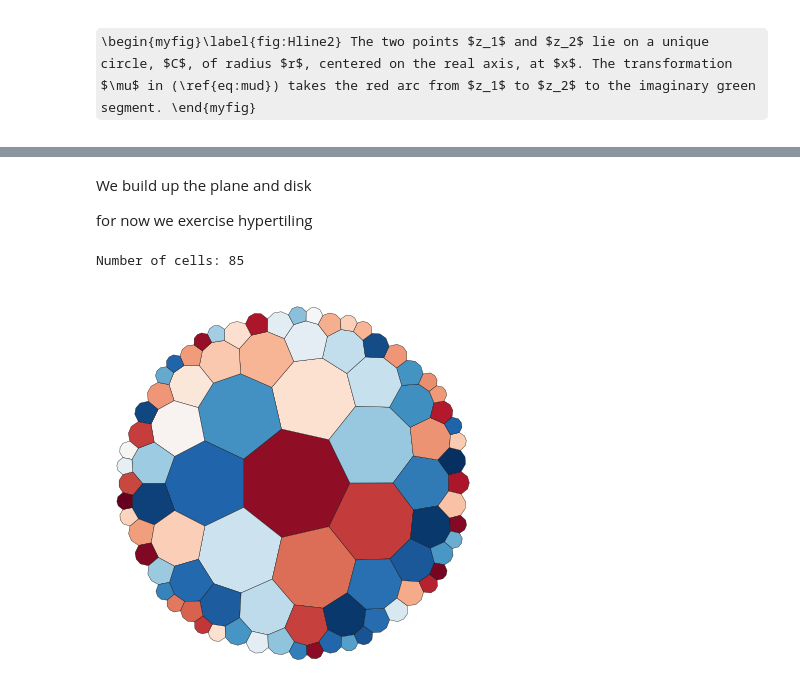
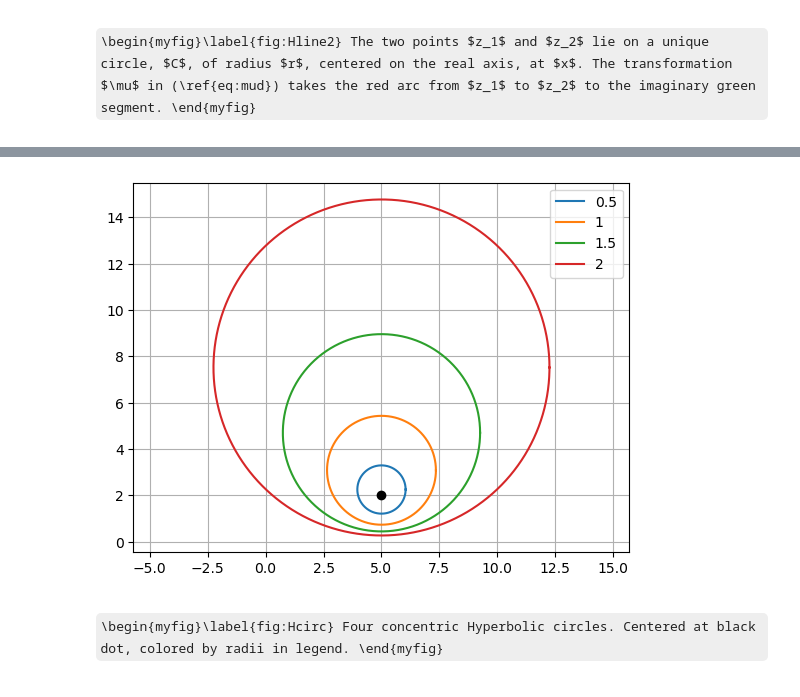
Before and after one commit to steve-cox-LA/JLA, a Jupyter notebook: TransPlane/1.8 The Hyperbolic Plane.ipynb, the cells around one changed output, grey strips where cells are left out. Saved outputs shown, nothing was run; the diff lists cells and outputs as text; code cells hidden in the pictures; some formulas as TeX source.

Commit message:
Update 1.8 The Hyperbolic Plane.ipynb
hyperbolic complete 1st draft

```diff
--- a/TransPlane/1.8 The Hyperbolic Plane.ipynb
+++ b/TransPlane/1.8 The Hyperbolic Plane.ipynb
@@ -300,25 +378,24 @@ It then follows that the H-line segment joining $\mu(z_1)$ and $\mu(z_2)$ is the
-# %% [markdown]
-We build up the plane and disk
-
-for now we exercise hypertiling
-# %%
-from hypertiling import HyperbolicTiling
-from hypertiling.graphics.plot import plot_tiling
-
-import matplotlib.cm as cmap
-import numpy as np
-
-p = 7
-q = 3
-nlayers = 4
-
-T = HyperbolicTiling(p,q,nlayers)
-
-print("Number of cells:", len(T))
-
-colors = np.random.rand(len(T))
-
-plot_tiling(T, colors, cmap=cmap.RdBu, edgecolor="k", linewidth=0.2);
-# %% [output]
-Number of cells: 85
-[figure, removed]
+# %%
+# Hcirc
+
+import numpy as np
+import matplotlib.pyplot as plt
+
+x0 = 5
+y0 = 2
+rads = [1/2, 1, 3/2, 2]
+t = np.linspace(0, 2*np.pi, 1000)
+
+for r in rads:
+    R = y0*np.sinh(r)
+    plt.plot(x0 + R*np.cos(t), y0*np.cosh(r) + R*np.sin(t))
+
+plt.legend(rads)
+plt.plot(x0,y0,'ko')
+
+plt.axis('equal')
+plt.grid('on');
+# %% [output]
+[figure, added]
+# %% [markdown]
+\begin{myfig}\label{fig:Hcirc} Four concentric Hyperbolic circles. Centered at black dot, colored by radii in legend. \end{myfig}
```
Also changed, not shown: parts of 5 cells of this notebook.
